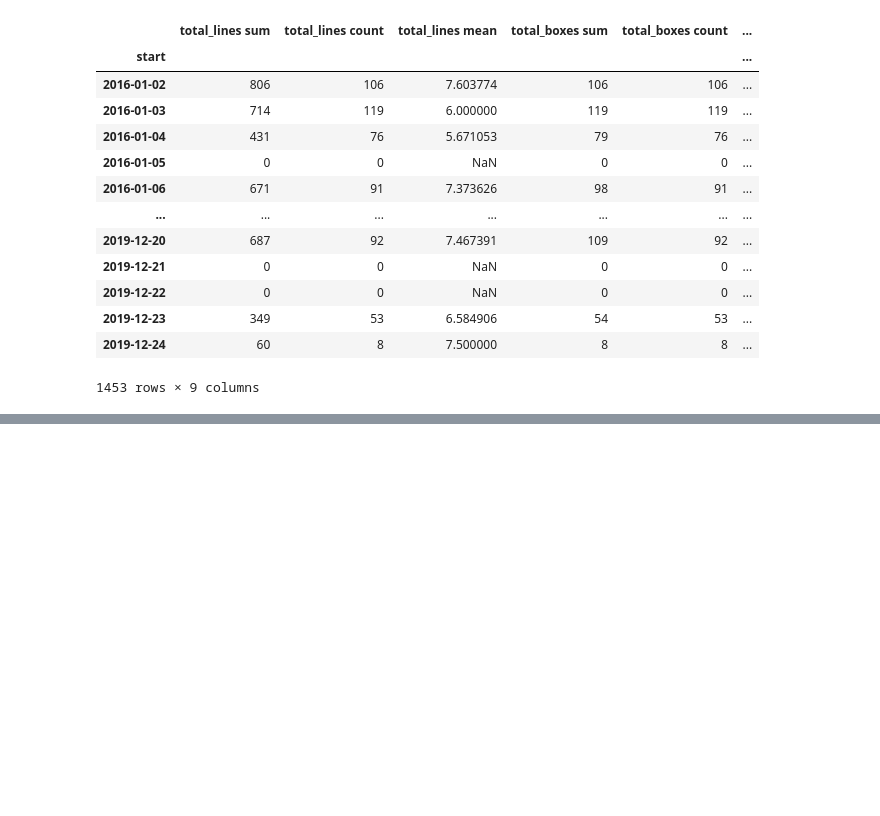
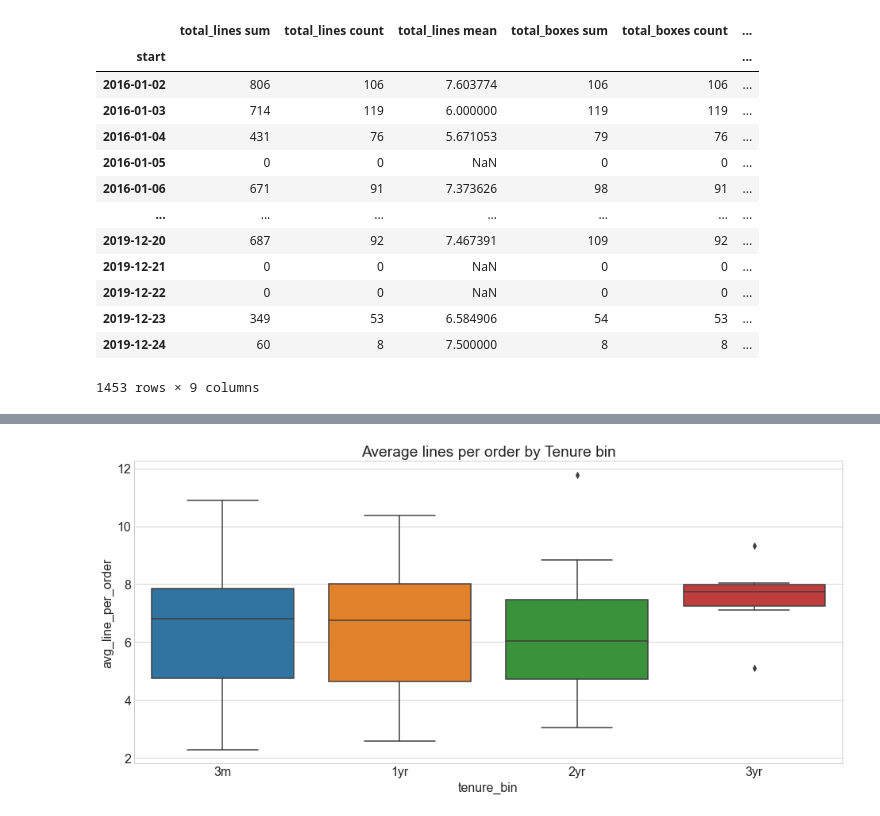
Before and after one commit to RyvynYoung/Supply_Chain, a Jupyter notebook: TS_exp_model.ipynb, the cells around one changed output, grey strips where cells are left out. Cells and saved outputs as stored; diff of their text form; code cells hidden in the pictures; blank space fills up the shorter version.

```diff
--- a/TS_exp_model.ipynb
+++ b/TS_exp_model.ipynb
@@ -677,0 +835,7 @@ pick_agg
+# %%
+plt.figure(figsize=(16,7))
+sns.boxplot(data=operdf2, y='avg_line_per_order', x='tenure_bin')
+plt.title('Average lines per order by Tenure bin')
+plt.show()
+# %% [output]
+[figure, added]
```
Also changed, not shown: parts of 18 cells of this notebook.
